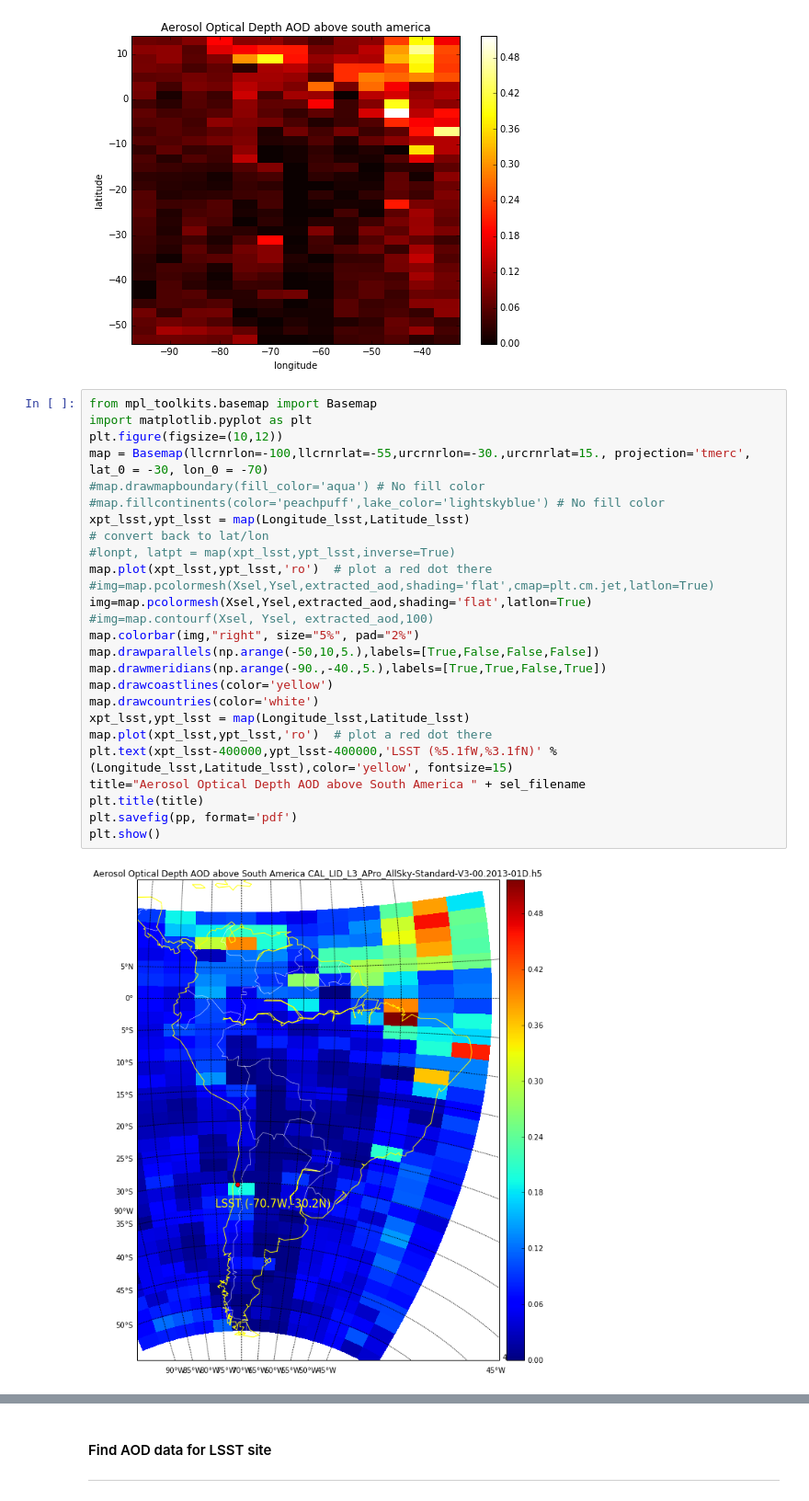
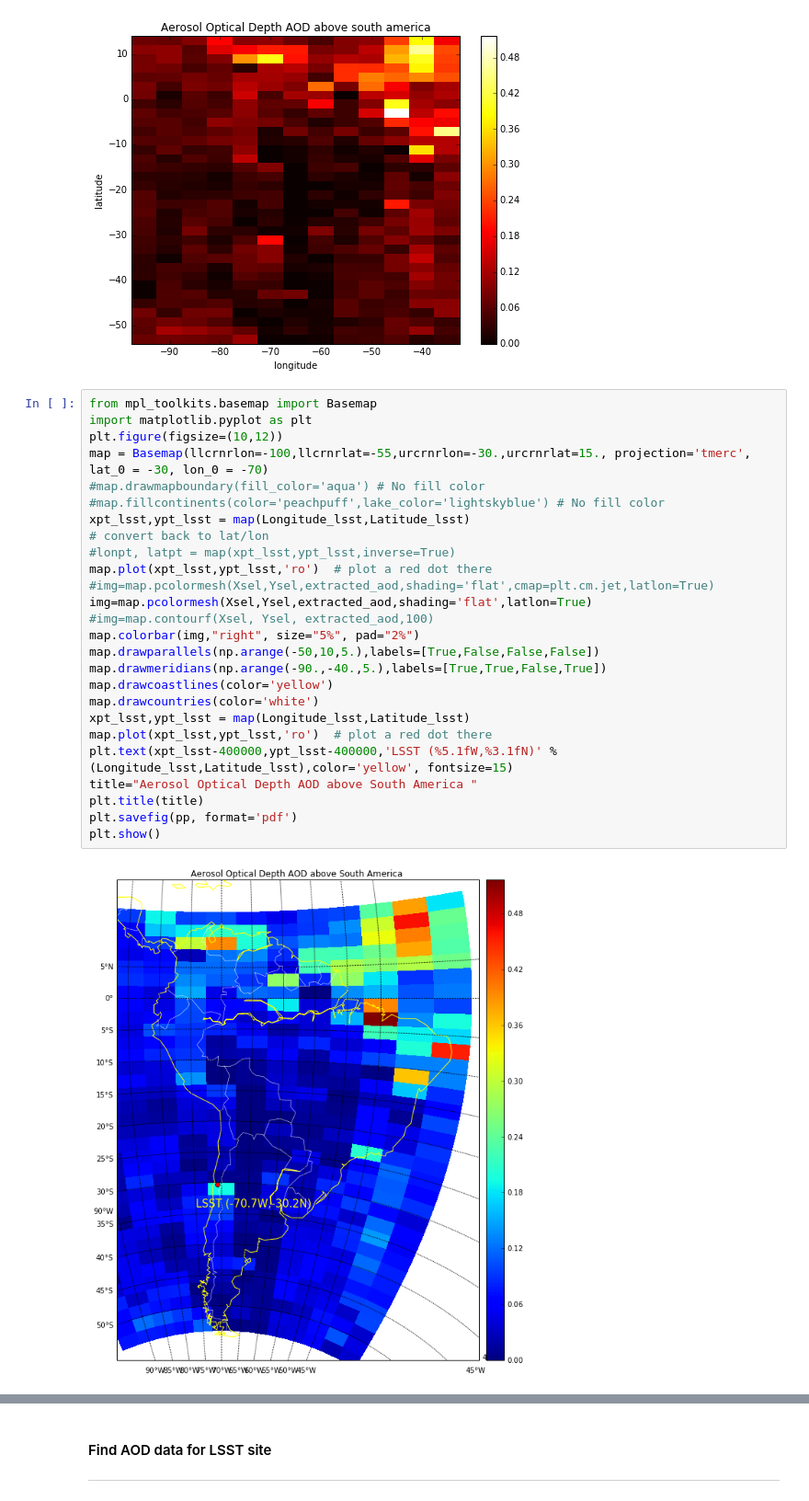
Before and after one commit to sylvielsstfr/caliopL3Ana, a Jupyter notebook: ExploreL3Aerosolsv0.ipynb, the cells around one changed output, grey strips where cells are left out. Shown at 92% size. Cells and saved outputs as stored; diff of their text form.

```diff
--- a/ExploreL3Aerosolsv0.ipynb
+++ b/ExploreL3Aerosolsv0.ipynb
@@ -468,31 +467,31 @@ plt.show()
 # %%
 from mpl_toolkits.basemap import Basemap
 import matplotlib.pyplot as plt
 plt.figure(figsize=(10,12))
 map = Basemap(llcrnrlon=-100,llcrnrlat=-55,urcrnrlon=-30.,urcrnrlat=15., projection='tmerc', lat_0 = -30, lon_0 = -70)
 #map.drawmapboundary(fill_color='aqua') # No fill color
 #map.fillcontinents(color='peachpuff',lake_color='lightskyblue') # No fill color
 xpt_lsst,ypt_lsst = map(Longitude_lsst,Latitude_lsst)
 # convert back to lat/lon
 #lonpt, latpt = map(xpt_lsst,ypt_lsst,inverse=True)
 map.plot(xpt_lsst,ypt_lsst,'ro')  # plot a red dot there
 #img=map.pcolormesh(Xsel,Ysel,extracted_aod,shading='flat',cmap=plt.cm.jet,latlon=True)
 img=map.pcolormesh(Xsel,Ysel,extracted_aod,shading='flat',latlon=True)
 #img=map.contourf(Xsel, Ysel, extracted_aod,100)
 map.colorbar(img,"right", size="5%", pad="2%")
 map.drawparallels(np.arange(-50,10,5.),labels=[True,False,False,False])
 map.drawmeridians(np.arange(-90.,-40.,5.),labels=[True,True,False,True])
 map.drawcoastlines(color='yellow')
 map.drawcountries(color='white')
 xpt_lsst,ypt_lsst = map(Longitude_lsst,Latitude_lsst)
 map.plot(xpt_lsst,ypt_lsst,'ro')  # plot a red dot there
 plt.text(xpt_lsst-400000,ypt_lsst-400000,'LSST (%5.1fW,%3.1fN)' % (Longitude_lsst,Latitude_lsst),color='yellow', fontsize=15)
-title="Aerosol Optical Depth AOD above South America " + sel_filename
+title="Aerosol Optical Depth AOD above South America "
 plt.title(title)
 plt.savefig(pp, format='pdf')
 plt.show()
 # %% [output]
-[figure, old version]
+[figure, new version]
 # %%
 from mpl_toolkits.basemap import Basemap
 import matplotlib.pyplot as plt
```
Also changed, not shown: parts of 15 cells of this notebook.
